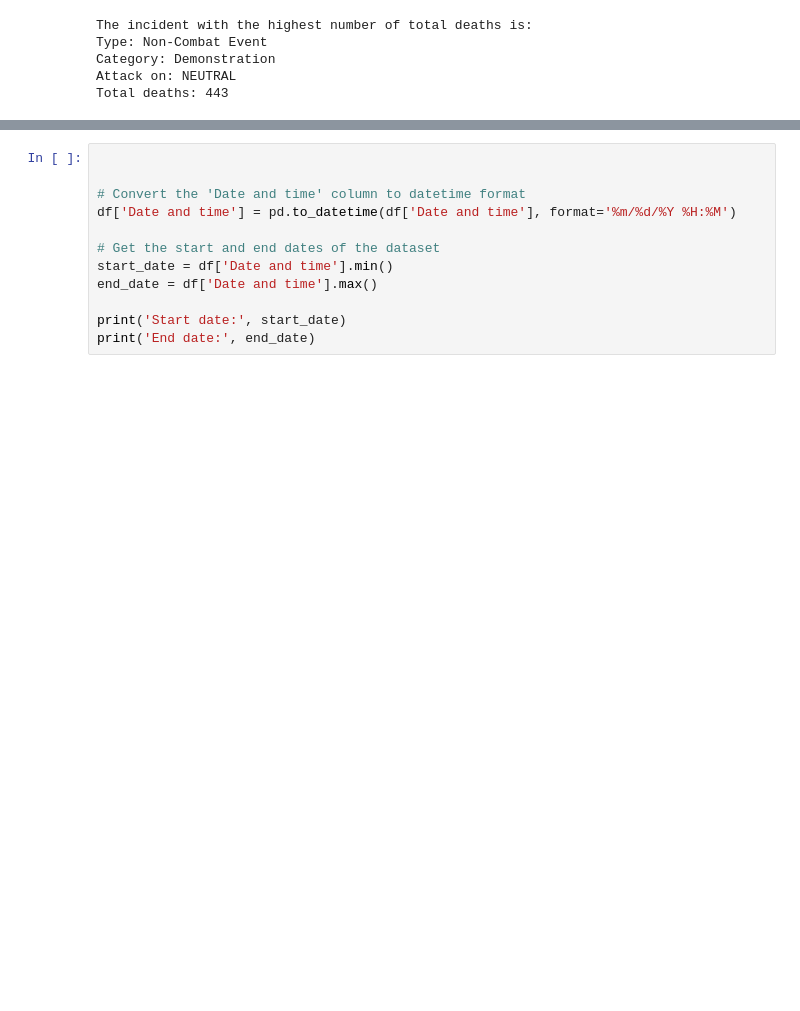
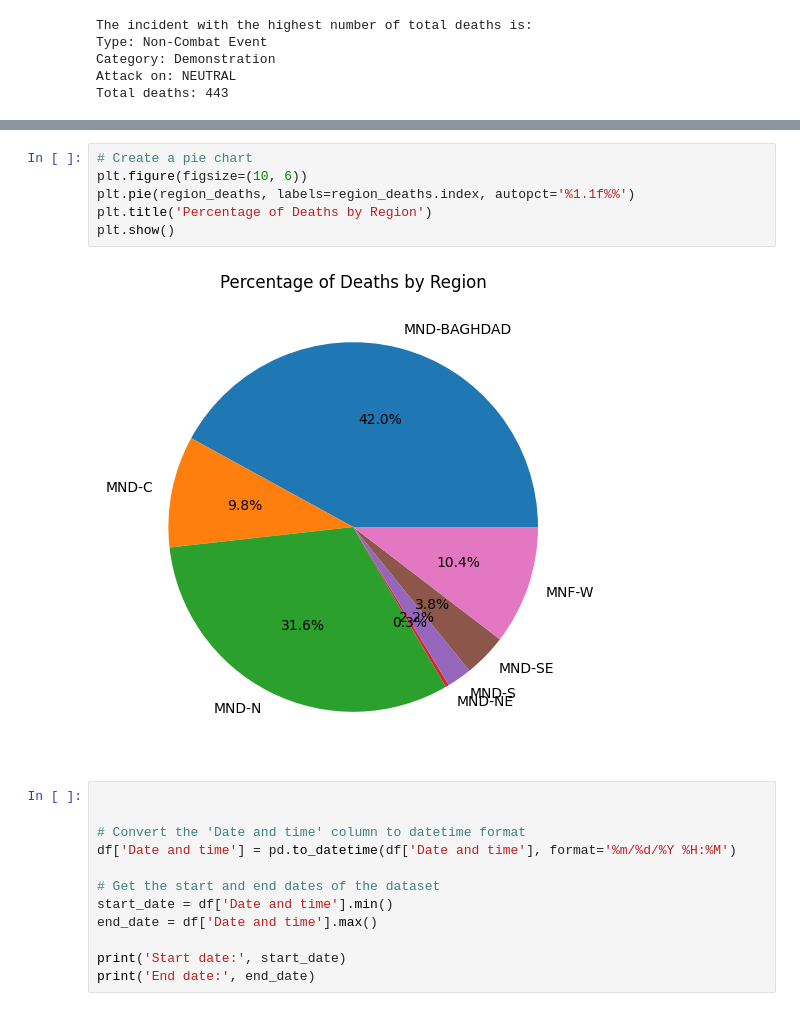
Before and after one commit to samanjalal499/statistics, a Jupyter notebook: histogram.ipynb, the cells around one changed output, grey strips where cells are left out. Saved outputs shown, nothing was run; the diff lists cells and outputs as text; blank space fills up the shorter version.

```diff
--- a/histogram.ipynb
+++ b/histogram.ipynb
@@ -389,3 +347,11 @@ print(df.head())
+# %%
+# Create a pie chart
+plt.figure(figsize=(10, 6))
+plt.pie(region_deaths, labels=region_deaths.index, autopct='%1.1f%%')
+plt.title('Percentage of Deaths by Region')
+plt.show()
+# %% [output]
+[figure, added]
 # %%
 
 
```
Also changed, not shown: parts of 21 cells of this notebook.
